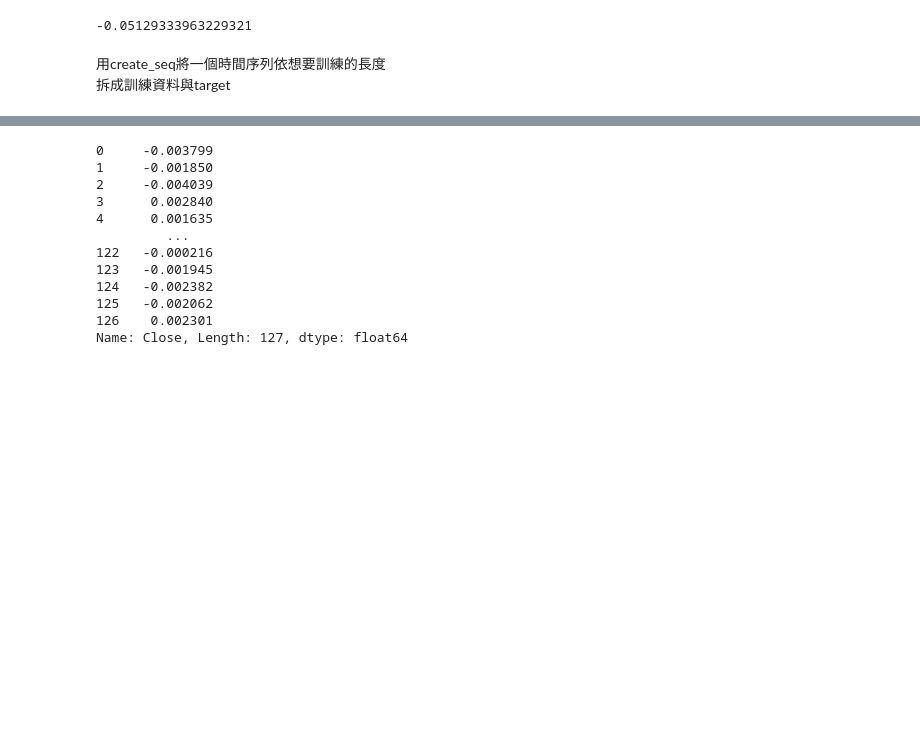
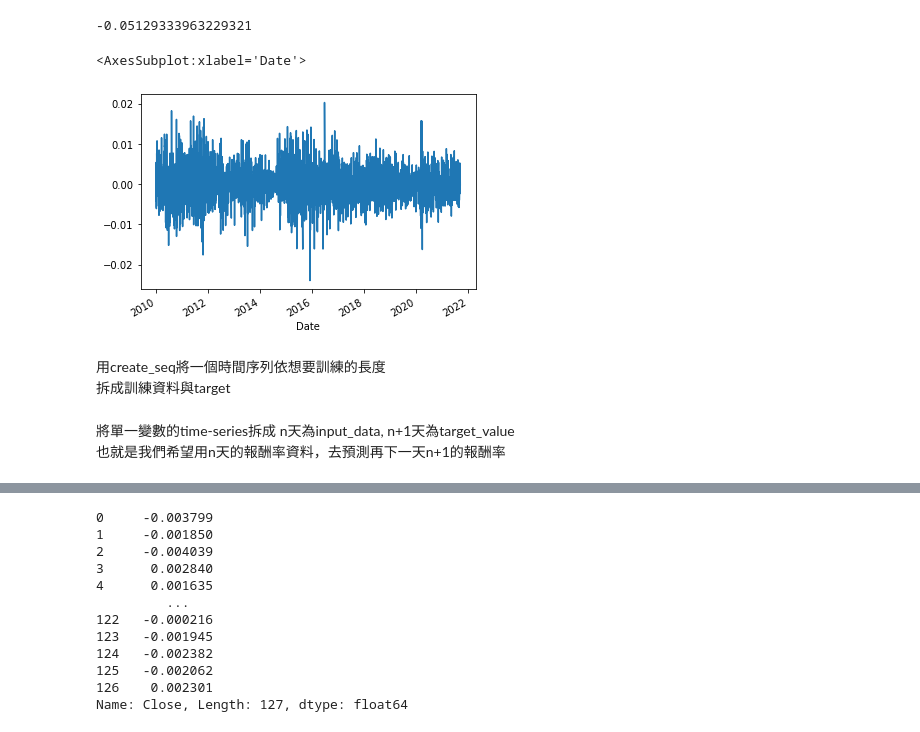
Before and after one commit to robertbasement/1D_CNN-for-time-series, a Jupyter notebook: Conv1d model for time series.ipynb, the cells around one changed output, grey strips where cells are left out. Saved outputs shown, nothing was run; the diff lists cells and outputs as text; code cells hidden in the pictures; blank space fills up the shorter version.

```diff
--- a/Conv1d model for time series.ipynb
+++ b/Conv1d model for time series.ipynb
@@ -32,6 +39,12 @@ raw_data = log_return(raw_data)[1::]
 raw_data.min()
 # %% [output]
 -0.05129333963229321
+# %%
+training_data = raw_data.loc['2010'::]
+training_data.plot()
+# %% [output]
+<AxesSubplot:xlabel='Date'>
+[figure, added]
 # %% [markdown]
 用create_seq將一個時間序列依想要訓練的長度
 拆成訓練資料與target
@@ -38,3 +92,6 @@ raw_data.min()
+# %% [markdown]
+將單一變數的time-series拆成 n天為input_data, n+1天為target_value
+也就是我們希望用n天的報酬率資料，去預測再下一天n+1的報酬率
 # %%
 def create_sequences(data, seq_length):
     xs = []
```
Also changed, not shown: parts of 38 cells of this notebook.
